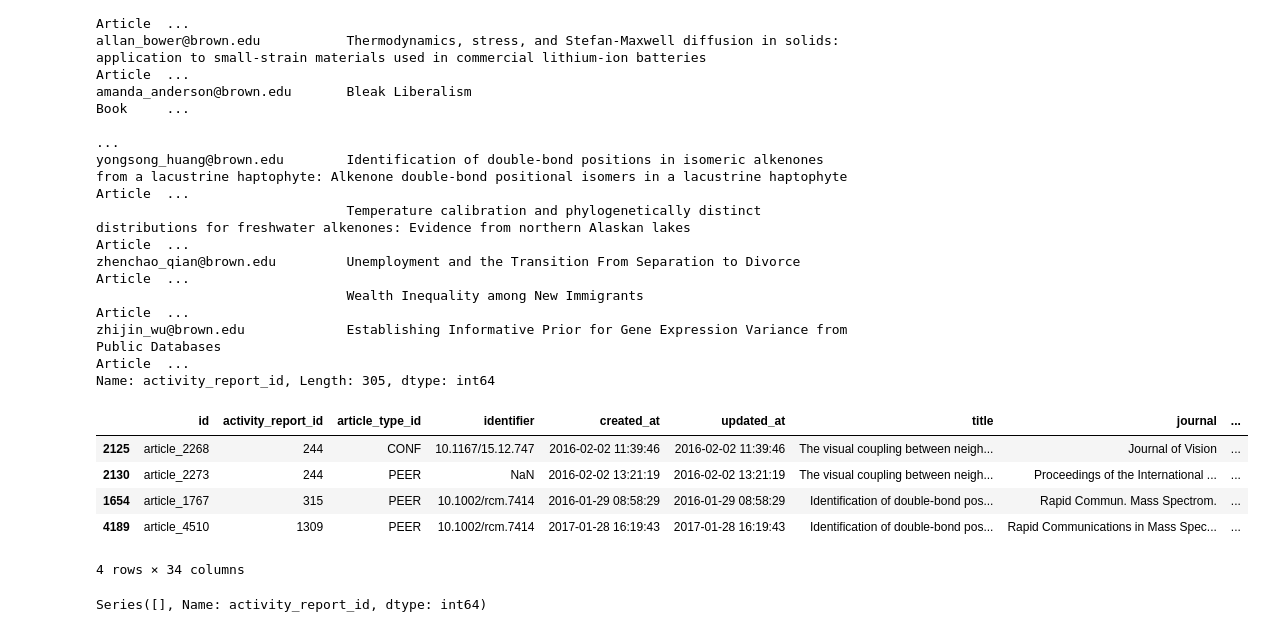
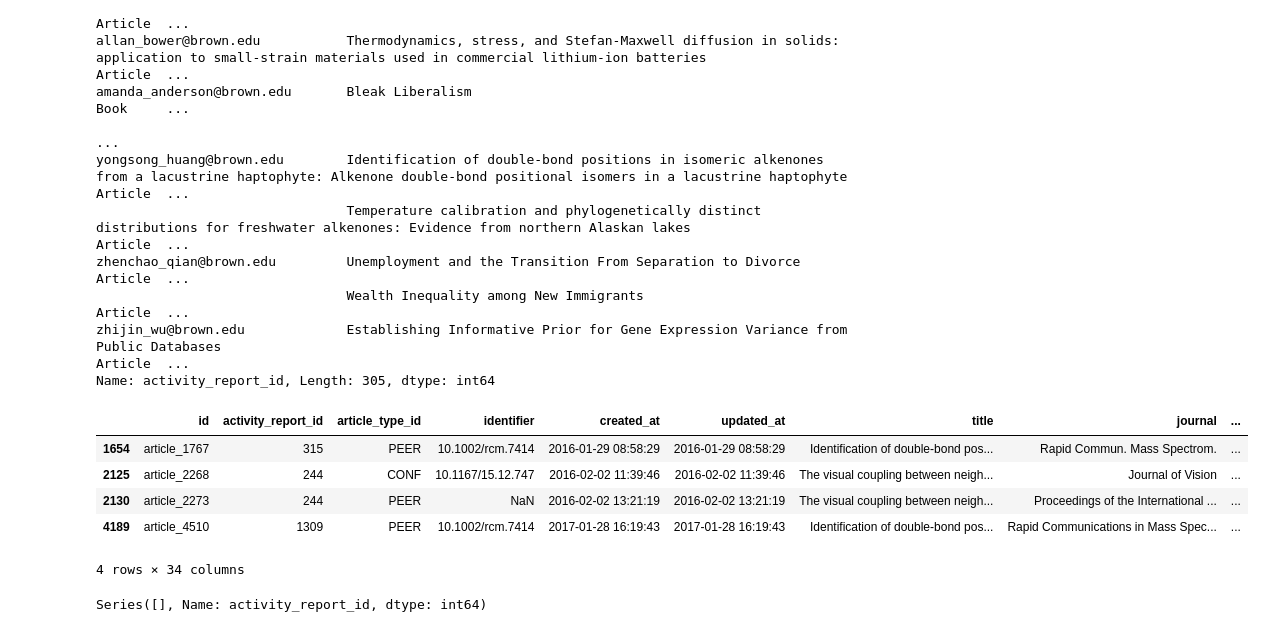
Before and after one commit to sdmccaul/rab-far_integration, a Jupyter notebook: citation_analysis.ipynb, the cells around one changed output. Cells and saved outputs as stored; diff of their text form; code cells hidden in the pictures.

```diff
--- a/citation_analysis.ipynb
+++ b/citation_analysis.ipynb
@@ -499,15 +499,16 @@ zhenchao_qian@brown.edu         Unemployment and the Transition From Separation
                                 Wealth Inequality among New Immigrants                                                                                                                          Article  ...
 zhijin_wu@brown.edu             Establishing Informative Prior for Gene Expression Variance from Public Databases                                                                               Article  ...
 Name: activity_report_id, Length: 305, dtype: int64
-# %%
-df_cites_far.iloc[ [2125, 2130, 1654, 4189] ]
-# %% [output]
-|  | id | activity_report_id | article_type_id | identifier | created_at | updated_at | title | journal | ... |
-| 2125 | article_2268 | 244 | CONF | 10.1167/15.12.747 | 2016-02-02 11:39:46 | 2016-02-02 11:39:46 | The visual coupling between neigh... | Journal of Vision | ... |
-| 2130 | article_2273 | 244 | PEER | NaN | 2016-02-02 13:21:19 | 2016-02-02 13:21:19 | The visual coupling between neigh... | Proceedings of the International ... | ... |
-| 1654 | article_1767 | 315 | PEER | 10.1002/rcm.7414 | 2016-01-29 08:58:29 | 2016-01-29 08:58:29 | Identification of double-bond pos... | Rapid Commun. Mass Spectrom. | ... |
-| 4189 | article_4510 | 1309 | PEER | 10.1002/rcm.7414 | 2017-01-28 16:19:43 | 2017-01-28 16:19:43 | Identification of double-bond pos... | Rapid Communications in Mass Spec... | ... |
-4 rows × 34 columns
+# %%
+df_cites_far[ df_cites_far.title.isin(['The visual coupling between neighbors in a virtual crowd',
+    'Identification of double-bond positions in isomeric alkenones from a lacustrine haptophyte: Alkenone double-bond positional isomers in a lacustrine haptophyte'])]
+# %% [output]
+|  | id | activity_report_id | article_type_id | identifier | created_at | updated_at | title | journal | ... |
+| 1654 | article_1767 | 315 | PEER | 10.1002/rcm.7414 | 2016-01-29 08:58:29 | 2016-01-29 08:58:29 | Identification of double-bond pos... | Rapid Commun. Mass Spectrom. | ... |
+| 2125 | article_2268 | 244 | CONF | 10.1167/15.12.747 | 2016-02-02 11:39:46 | 2016-02-02 11:39:46 | The visual coupling between neigh... | Journal of Vision | ... |
+| 2130 | article_2273 | 244 | PEER | NaN | 2016-02-02 13:21:19 | 2016-02-02 13:21:19 | The visual coupling between neigh... | Proceedings of the International ... | ... |
+| 4189 | article_4510 | 1309 | PEER | 10.1002/rcm.7414 | 2017-01-28 16:19:43 | 2017-01-28 16:19:43 | Identification of double-bond pos... | Rapid Communications in Mass Spec... | ... |
+4 rows × 34 columns
 # %%
 ar_count[ ar_count > 2 ]
 # %% [output]
```
Also changed, not shown: parts of 16 cells of this notebook.
